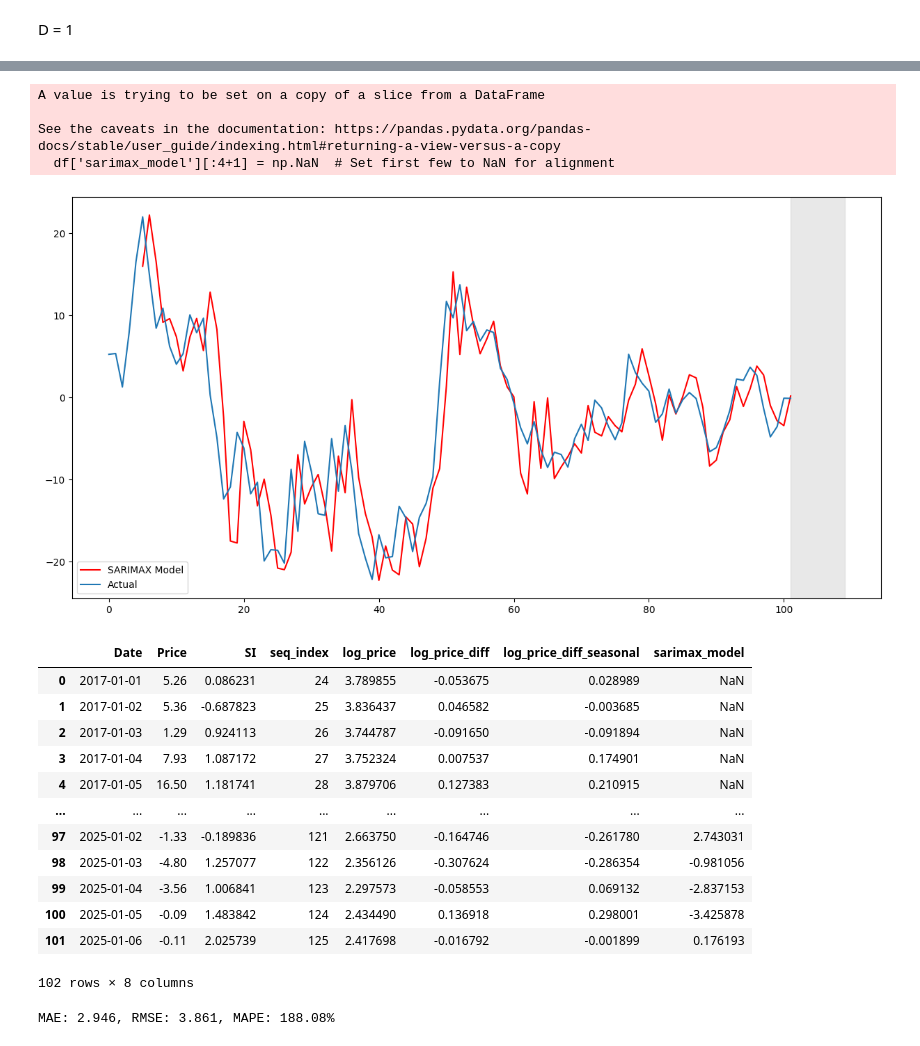
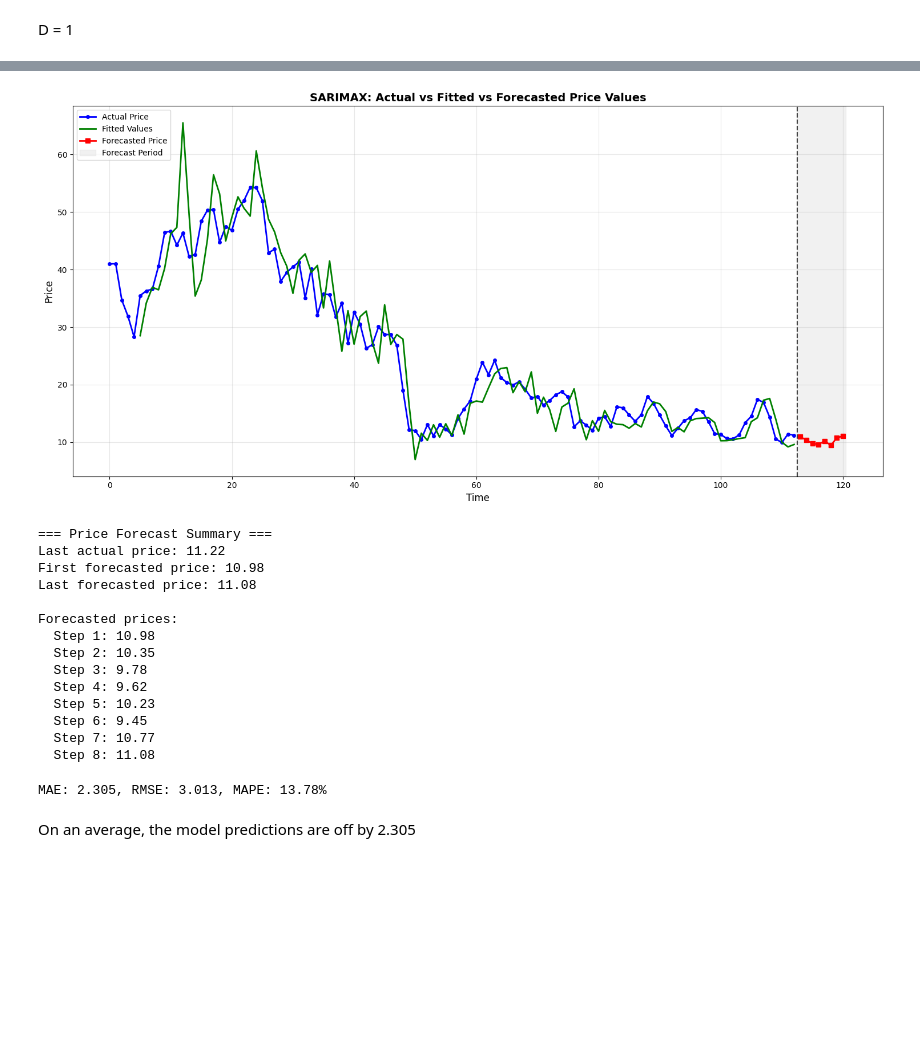
Before and after one commit to ArulNanda787/aviationstockprice, a Jupyter notebook: anchor.ipynb, the cells around one changed output, grey strips where cells are left out. Saved outputs shown, nothing was run; the diff lists cells and outputs as text; code cells hidden in the pictures; blank space fills up the shorter version.

```diff
--- a/anchor.ipynb
+++ b/anchor.ipynb
@@ -383,45 +448,53 @@ plt.show()
 # %%
-# Get fitted values
-df['sarimax_model'] = best_model.fittedvalues
-df['sarimax_model'][:4+1] = np.NaN  # Set first few to NaN for alignment
+fitted_values = best_model.fittedvalues
+# Set first few to NaN for alignment
+fitted_values[:5] = np.NaN
 
 # Forecast the next 8 steps
-future_exog = np.tile(df['SI'].iloc[-1], 8).reshape(-1, 1)
-forecast = best_model.get_forecast(steps=8, exog=future_exog)
+forecast = best_model.get_forecast(steps=8, exog=si_forecast_values)
 forecast_mean = forecast.predicted_mean
 
-# Append forecast to model values
-df['sarimax_model'] = pd.concat([df['sarimax_model'], forecast_mean], ignore_index=True)
+# Create index for forecast period
+forecast_index = np.arange(len(df), len(df) + 8)
 
-# Plot actual vs model
 plt.figure(figsize=(15, 7.5))
-plt.plot(df['sarimax_model'], color='r', label='SARIMAX Model')
-plt.axvspan(df.index[-1], df.index[-1] + 8, alpha=0.5, color='lightgrey')
-plt.plot(df['Price'], label='Actual')
-plt.legend()
+plt.plot(df.index, df['Price'], label='Actual Price', color='blue', linewidth=2, marker='o', markersize=4)
+plt.plot(df.index, fitted_values, label='Fitted Values', color='green', linewidth=2)
+plt.plot(forecast_index, forecast_mean, label='Forecasted Price', color='red', linewidth=2, marker='s', markersize=6)
+plt.axvspan(len(df) - 0.5, len(df) + 7.5, alpha=0.3, color='lightgrey', label='Forecast Period')
+plt.axvline(x=len(df) - 0.5, color='black', linestyle='--', linewidth=1.5, alpha=0.7)
+plt.xlabel('Time', fontsize=12)
+plt.ylabel('Price', fontsize=12)
+plt.title('SARIMAX: Actual vs Fitted vs Forecasted Price Values', fontsize=14, fontweight='bold')
+plt.legend(fontsize=10, loc='best')
+plt.grid(True, alpha=0.3)
+plt.tight_layout()
 plt.show()
+
+# Print summary
+print("\n=== Price Forecast Summary ===")
+print(f"Last actual price: {df['Price'].iloc[-1]:.2f}")
+print(f"First forecasted price: {forecast_mean.iloc[0]:.2f}")
+print(f"Last forecasted price: {forecast_mean.iloc[-1]:.2f}")
+print(f"\nForecasted prices:")
+for i, val in enumerate(forecast_mean, 1):
+    print(f"  Step {i}: {val:.2f}")
 # %% [output]
+[figure, new version]
-A value is trying to be set on a copy of a slice from a DataFrame
+=== Price Forecast Summary ===
+Last actual price: 11.22
+First forecasted price: 10.98
+Last forecasted price: 11.08
 
-See the caveats in the documentation: https://pandas.pydata.org/pandas-docs/stable/user_guide/indexing.html#returning-a-view-versus-a-copy
-  df['sarimax_model'][:4+1] = np.NaN  # Set first few to NaN for alignment
+Forecasted prices:
+  Step 1: 10.98
+  Step 2: 10.35
+  Step 3: 9.78
+  Step 4: 9.62
+  Step 5: 10.23
+  Step 6: 9.45
+  Step 7: 10.77
+  Step 8: 11.08
-[figure, old version]
-# %%
-df
-# %% [output]
-|  | Date | Price | SI | seq_index | log_price | log_price_diff | log_price_diff_seasonal | sarimax_model |
-| 0 | 2017-01-01 | 5.26 | 0.086231 | 24 | 3.789855 | -0.053675 | 0.028989 | NaN |
-| 1 | 2017-01-02 | 5.36 | -0.687823 | 25 | 3.836437 | 0.046582 | -0.003685 | NaN |
-| 2 | 2017-01-03 | 1.29 | 0.924113 | 26 | 3.744787 | -0.091650 | -0.091894 | NaN |
-| 3 | 2017-01-04 | 7.93 | 1.087172 | 27 | 3.752324 | 0.007537 | 0.174901 | NaN |
-| 4 | 2017-01-05 | 16.50 | 1.181741 | 28 | 3.879706 | 0.127383 | 0.210915 | NaN |
-| ... | ... | ... | ... | ... | ... | ... | ... | ... |
-| 97 | 2025-01-02 | -1.33 | -0.189836 | 121 | 2.663750 | -0.164746 | -0.261780 | 2.743031 |
-| 98 | 2025-01-03 | -4.80 | 1.257077 | 122 | 2.356126 | -0.307624 | -0.286354 | -0.981056 |
-| 99 | 2025-01-04 | -3.56 | 1.006841 | 123 | 2.297573 | -0.058553 | 0.069132 | -2.837153 |
-| 100 | 2025-01-05 | -0.09 | 1.483842 | 124 | 2.434490 | 0.136918 | 0.298001 | -3.425878 |
-| 101 | 2025-01-06 | -0.11 | 2.025739 | 125 | 2.417698 | -0.016792 | -0.001899 | 0.176193 |
-102 rows × 8 columns
 # %%
 from sklearn.metrics import mean_absolute_error, mean_squared_error
 import numpy as np
@@ -437,4 +510,6 @@ mape = np.mean(np.abs((y_true - y_pred)/y_true)) * 100
 
 print(f"MAE: {mae:.3f}, RMSE: {rmse:.3f}, MAPE: {mape:.2f}%")
 # %% [output]
-MAE: 2.946, RMSE: 3.861, MAPE: 188.08%
+MAE: 2.305, RMSE: 3.013, MAPE: 13.78%
+# %% [markdown]
+On an average, the model predictions are off by 2.305
```
Also changed, not shown: parts of 8 cells of this notebook.
